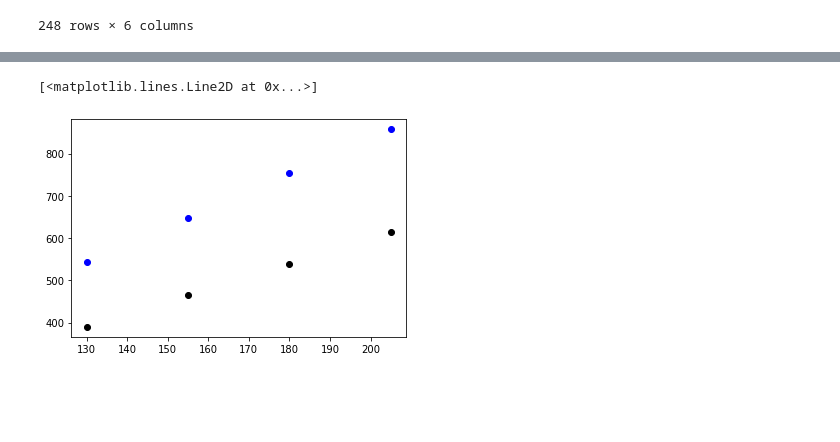
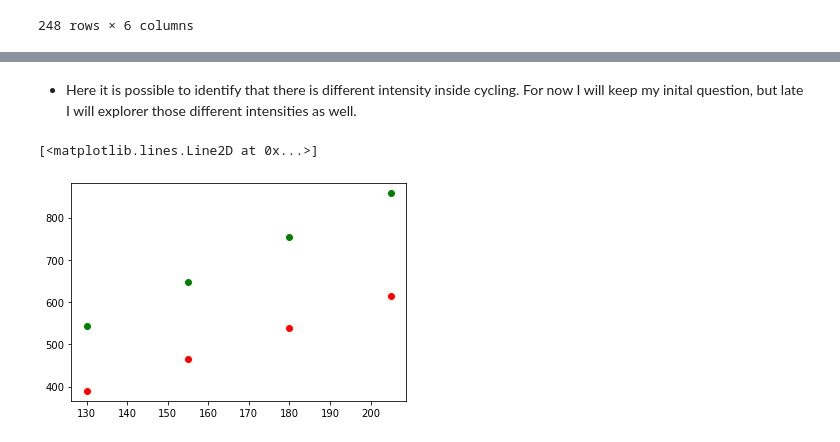
Before and after one commit to leozitopaiva/csx4501-finalproject, a Jupyter notebook: Project Assignment 2.ipynb, the cells around one changed output, grey strips where cells are left out. Saved outputs shown, nothing was run; the diff lists cells and outputs as text; code cells hidden in the pictures; blank space fills up the shorter version.

```diff
--- a/Project Assignment 2.ipynb
+++ b/Project Assignment 2.ipynb
@@ -63,2 +96,2 @@ impdata
 # %%
-newdf = impdata.loc[impdata['Activity, Exercise or Sport (1 hour)'].str.contains('Cycling')]
+cyclingdf = impdata.loc[impdata['Activity, Exercise or Sport (1 hour)'].str.contains('Cycling')]
@@ -76,9 +109,11 @@ newdf
+# %% [markdown]
+- Here it is possible to identify that there is different intensity inside cycling. For now I will keep my inital question, but late I will explorer those different intensities as well.
 # %%
 x = [130, 155, 180, 205]
-y = [impdata['130 lb'].mean(), impdata['155 lb'].mean(), impdata['180 lb'].mean(), impdata['205 lb'].mean()]
-y2 = [newdf['130 lb'].mean(), newdf['155 lb'].mean(), newdf['180 lb'].mean(), newdf['205 lb'].mean()]
-plt.plot(x,y,'ko')
-plt.plot(x,y2,'bo')
+y1 = [impdata['130 lb'].mean(), impdata['155 lb'].mean(), impdata['180 lb'].mean(), impdata['205 lb'].mean()]
+y2 = [cyclingdf['130 lb'].mean(), cyclingdf['155 lb'].mean(), cyclingdf['180 lb'].mean(), cyclingdf['205 lb'].mean()]
+plt.plot(x,y1,'ro')
+plt.plot(x,y2,'go')
 # %% [output]
 [<matplotlib.lines.Line2D at 0x...>]
-[figure, old version]
+[figure, new version]
```
Also changed, not shown: parts of 33 cells of this notebook.
